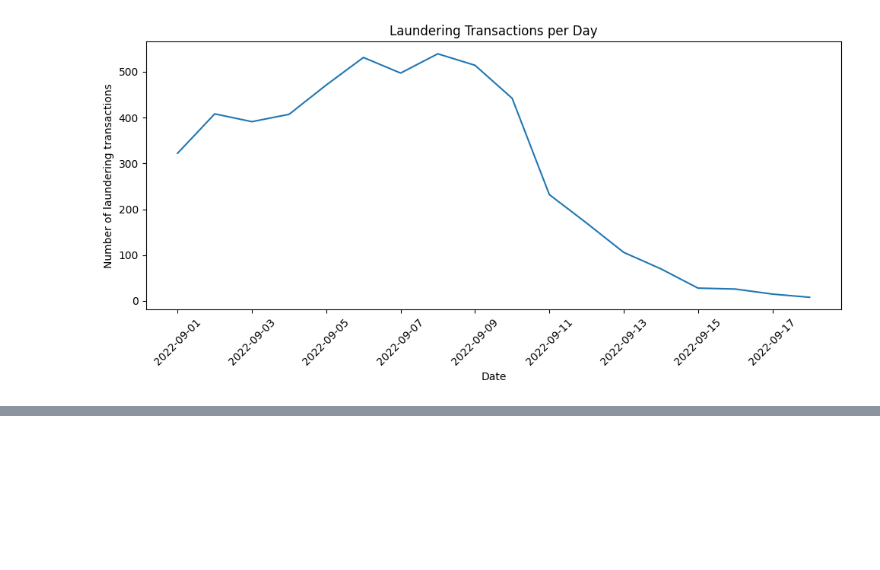
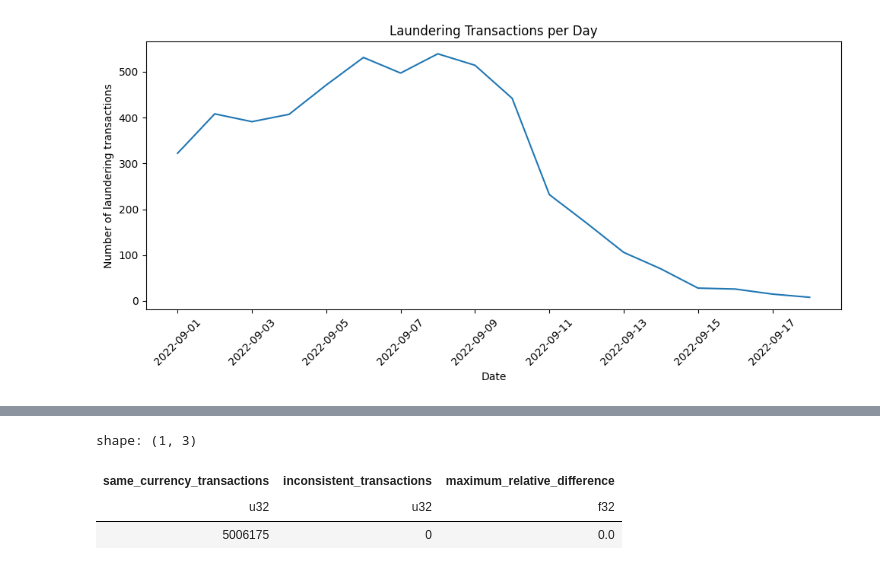
Before and after one commit to natsumeSama/temporal-graph-aml, a Jupyter notebook: notebooks/01_data_understanding.ipynb, the cells around one changed output, grey strips where cells are left out. Cells and saved outputs as stored; diff of their text form; code cells hidden in the pictures; blank space fills up the shorter version.

```diff
--- a/notebooks/01_data_understanding.ipynb
+++ b/notebooks/01_data_understanding.ipynb
@@ -668,0 +769,45 @@ plt.show()
+# %%
+same_currency_check = (
+    transactions_clean
+    .filter(
+        pl.col("payment_currency")
+        == pl.col("receiving_currency")
+    )
+    .with_columns(
+        (
+            pl.col("amount_paid")
+            - pl.col("amount_received")
+        )
+        .abs()
+        .alias("absolute_difference")
+    )
+    .with_columns(
+        (
+            pl.col("absolute_difference")
+            / pl.max_horizontal(
+                pl.col("amount_paid"),
+                pl.col("amount_received"),
+            )
+        ).alias("relative_difference")
+    )
+    .select(
+        [
+            pl.len().alias("same_currency_transactions"),
+            (
+                pl.col("relative_difference") > 1e-5
+            )
+            .sum()
+            .alias("inconsistent_transactions"),
+            pl.col("relative_difference")
+            .max()
+            .alias("maximum_relative_difference"),
+        ]
+    )
+)
+
+same_currency_check
+# %% [output]
+shape: (1, 3)
+| same_currency_transactions | inconsistent_transactions | maximum_relative_difference |
+| u32 | u32 | f32 |
+| 5006175 | 0 | 0.0 |
```
Also changed, not shown: parts of 6 cells of this notebook.
